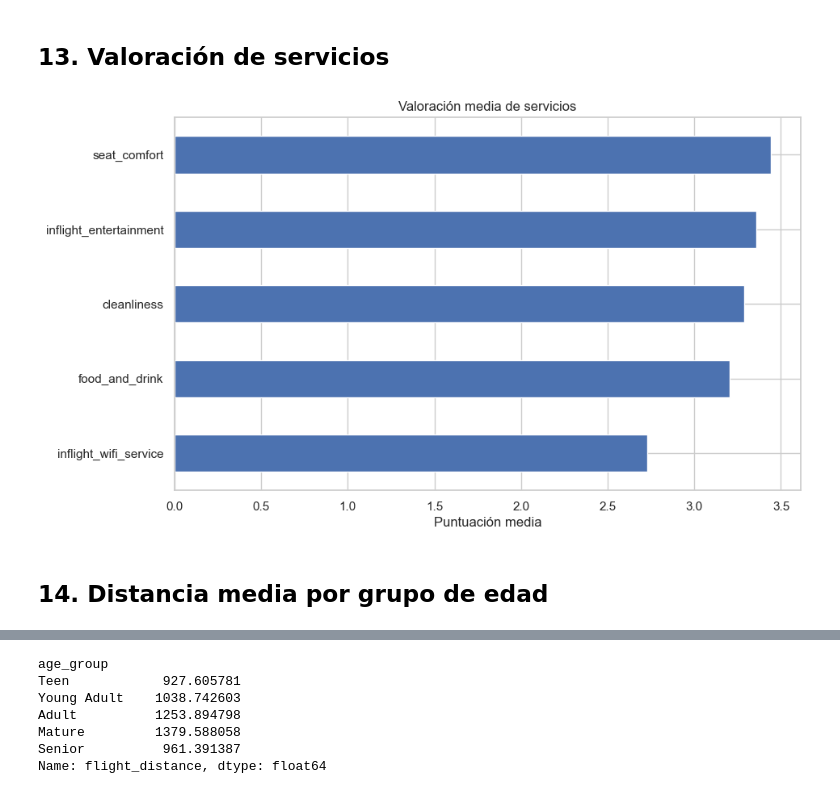
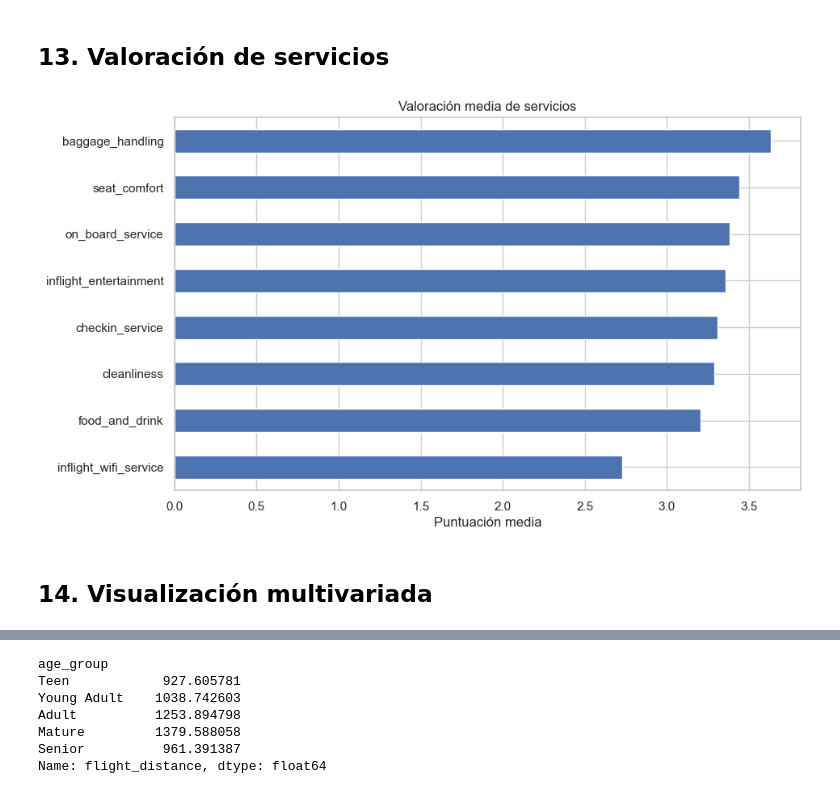
Before and after one commit to andyvg02/Airline-Passanger-Satisfaction-Analysis, a Jupyter notebook: notebooks/eda.ipynb, the cells around one changed output, grey strips where cells are left out. Drawn from its saved outputs; the diff is of its cells as text; code cells hidden in the pictures.

```diff
--- a/notebooks/eda.ipynb
+++ b/notebooks/eda.ipynb
@@ -43,10 +43,10 @@ Solicitar al usuario la ruta del archivo .csv y cargarlo en un DataFrame de pand
 def load_and_merge(train_path="../data/raw/train.csv",
                    test_path="../data/raw/test.csv"):
 
-    train = pd.read_csv(train_path)
-    test = pd.read_csv(test_path)
+    train = pd.read_csv(train_path, index_col=0)
+    test = pd.read_csv(test_path, index_col=0)
 
-    df = pd.concat([train, test], ignore_index=True)
+    df = pd.concat([train, test], axis=0)
     return df
 
 df = load_and_merge()
@@ -378,30 +393,22 @@ plt.show()
 ## 13. Valoración de servicios
 # %%
 # Variables de servicios
-service_cols = [
-    "inflight_wifi_service",
-    "food_and_drink",
-    "seat_comfort",
-    "inflight_entertainment",
-    "cleanliness"
-]
-
 # Media de puntuaciones
 service_means = (
     df[service_cols]
     .mean()
     .sort_values()
 )
 
 # Gráfico
 service_means.plot(kind="barh")
 
 plt.title("Valoración media de servicios")
 
 plt.xlabel("Puntuación media")
 
 plt.show()
 # %% [output]
-[figure, old version]
+[figure, new version]
 # %% [markdown]
-## 14. Distancia media por grupo de edad
+## 14. Visualización multivariada
```
Also changed, not shown: parts of 8 cells of this notebook, 2 other files.
